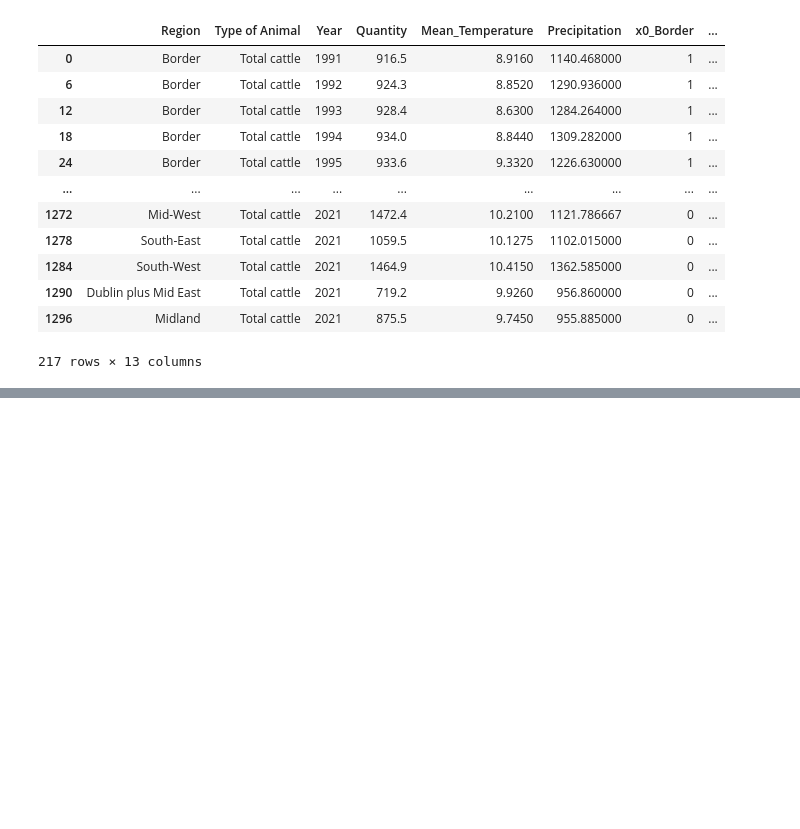
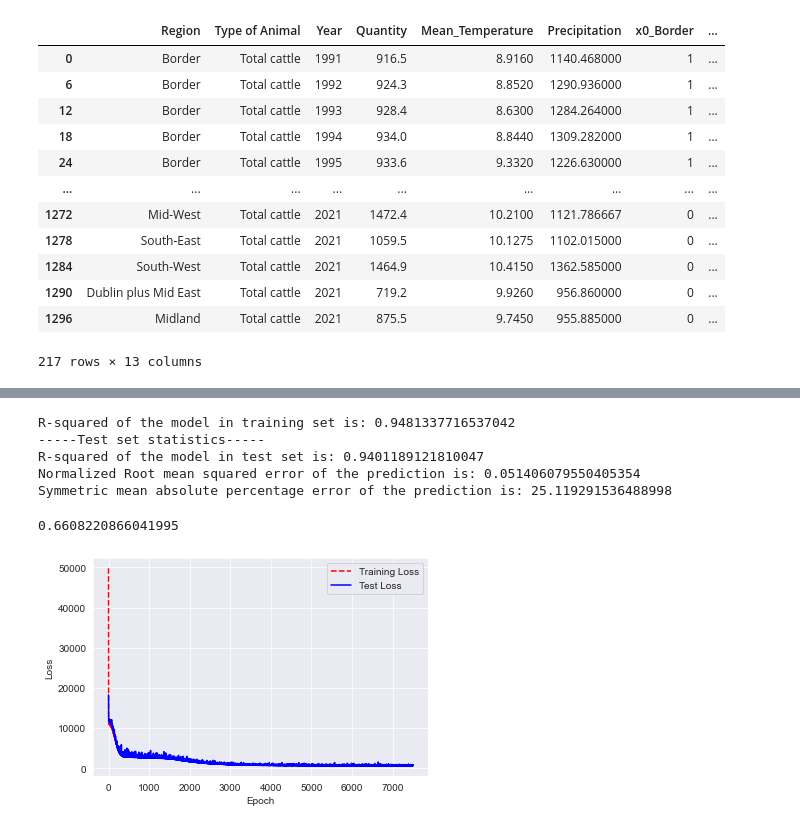
Before and after one commit to kygm02/CA2-1st-Semester, a Jupyter notebook: CA2_1st_test.ipynb, the cells around one changed output, grey strips where cells are left out. Drawn from its saved outputs; the diff is of its cells as text; code cells hidden in the pictures; blank space fills up the shorter version.

```diff
--- a/CA2_1st_test.ipynb
+++ b/CA2_1st_test.ipynb
@@ -1286,0 +1377,35 @@ cross_val_score(RFregressor, X, y, n_jobs = -2,cv = TimeSeriesSplit(n_splits = 5
+# %%
+ANNregressor.fit(X_train, Y_train)
+# %%
+y_pred_ANN = ANNregressor.predict(X_test)
+# %%
+print("R-squared of the model in training set is: {}".format(ANNregressor.score(X_train, Y_train)))
+print("-----Test set statistics-----")
+print("R-squared of the model in test set is: {}".format(ANNregressor.score(X_test, Y_test)))
+print("Normalized Root mean squared error of the prediction is: {}".format(mse(Y_test, y_pred_ANN)**(1/2)/(y.max() - y.min())))
+print("Symmetric mean absolute percentage error of the prediction is: {}".format(smape(Y_test, y_pred_ANN)))
+# %% [output]
+R-squared of the model in training set is: 0.9481337716537042
+-----Test set statistics-----
+R-squared of the model in test set is: 0.9401189121810047
+Normalized Root mean squared error of the prediction is: 0.051406079550405354
+Symmetric mean absolute percentage error of the prediction is: 25.119291536488998
+# %%
+cross_val_score(y_pred_ANN, X, y, n_jobs = -2,cv = TimeSeriesSplit(n_splits = 5)).mean()
+# %% [output]
+0.6608220866041995
+# %%
+training_loss = y_pred_ANN.history_["loss"]
+test_loss = y_pred_ANN.history_["val_loss"]
+# %%
+epoch_count = range(1, len(training_loss) + 1)
+# %%
+# Visualize loss history
+plt.plot(epoch_count, training_loss, "r--")
+plt.plot(epoch_count, test_loss, "b-")
+plt.legend(["Training Loss", "Test Loss"])
+plt.xlabel("Epoch")
+plt.ylabel("Loss")
+plt.show();
+# %% [output]
+[figure, added]
```
Also changed, not shown: parts of 131 cells of this notebook.
